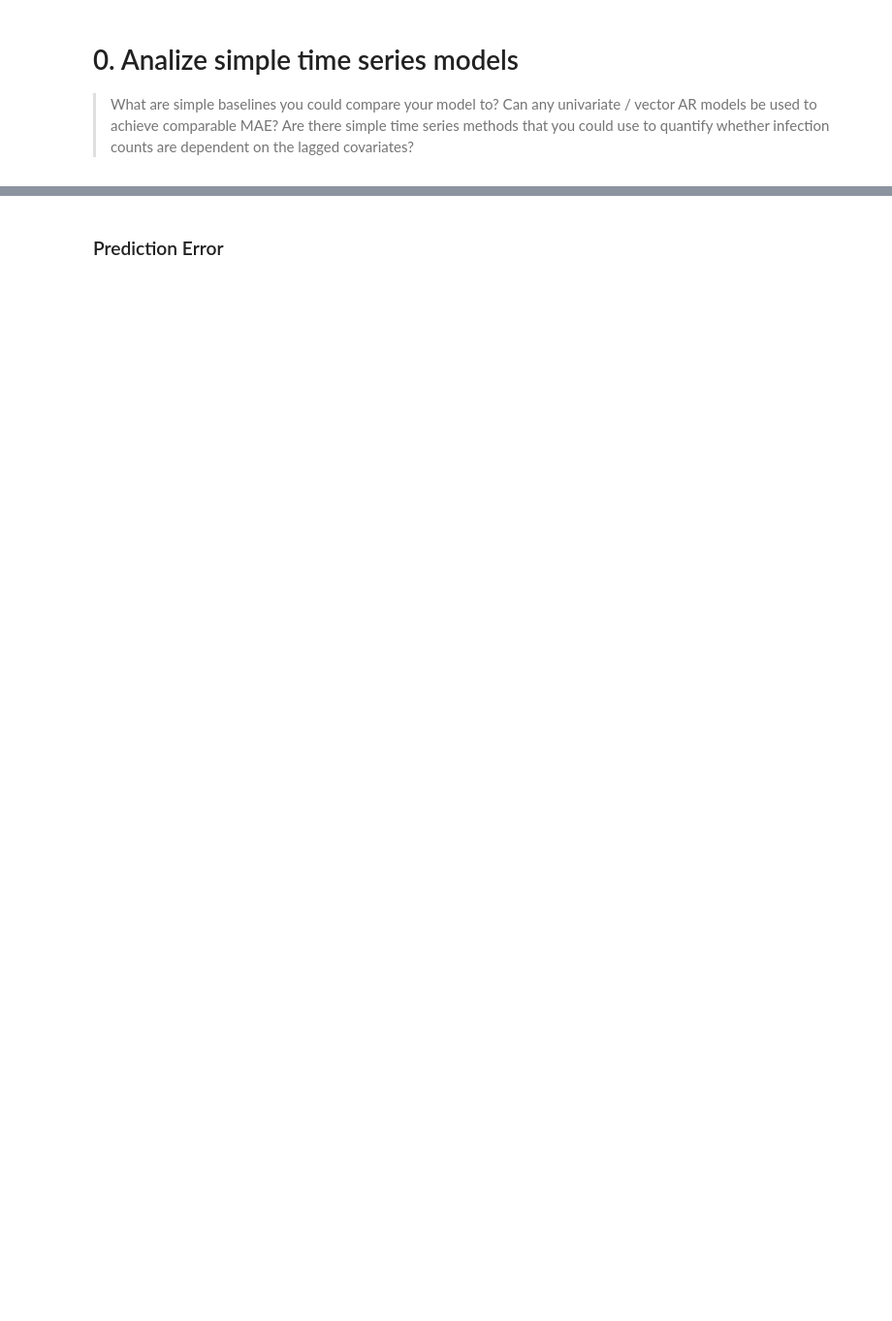
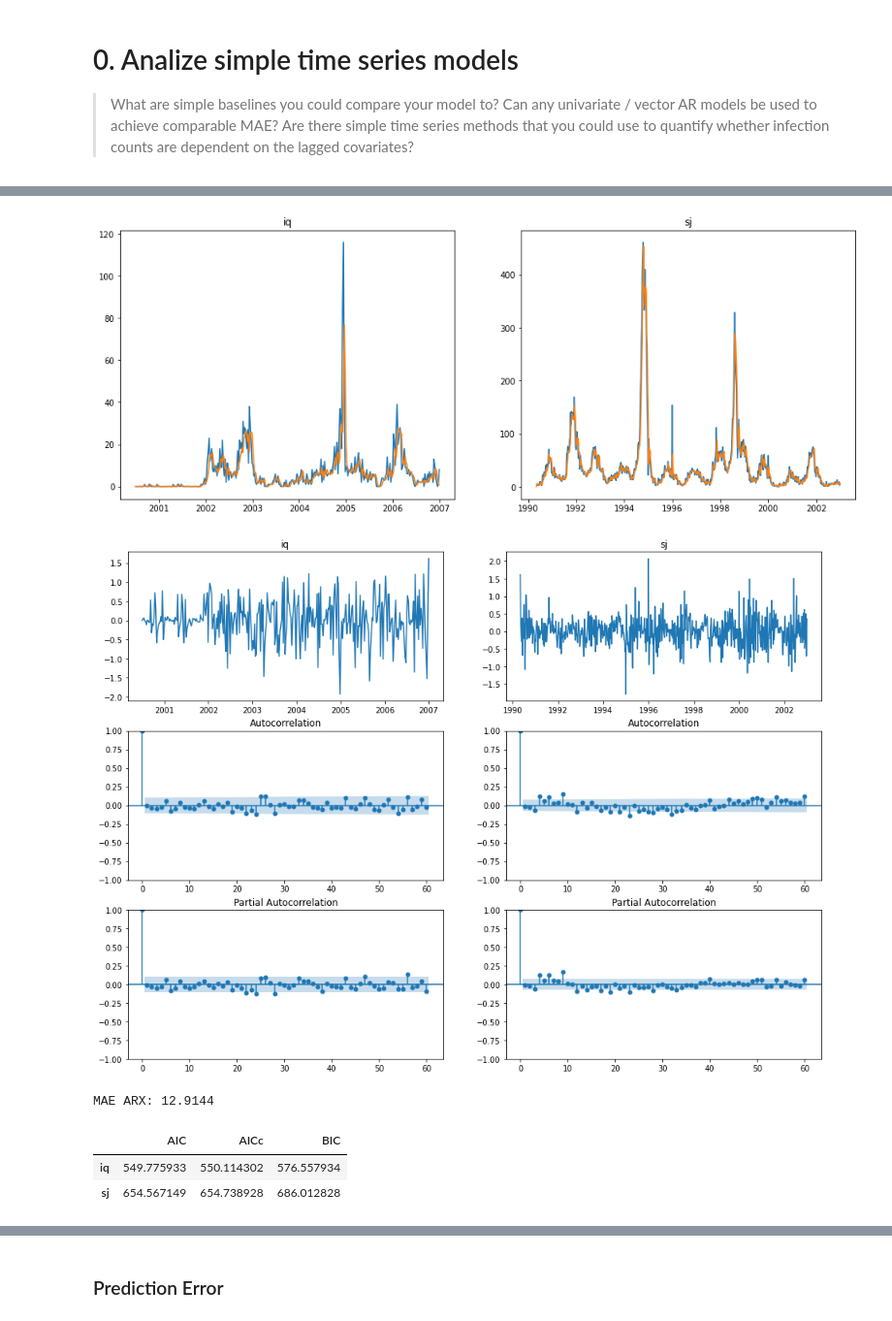
Before and after one commit to jilanglois-su/cobs10-dengai, a Jupyter notebook: notebooks/jjj-arx.ipynb, the cells around one changed output, grey strips where cells are left out. Shown at 97% size. Drawn from its saved outputs; the diff is of its cells as text; code cells hidden in the pictures; blank space fills up the shorter version.

```diff
--- a/notebooks/jjj-arx.ipynb
+++ b/notebooks/jjj-arx.ipynb
@@ -52,8 +74,15 @@ res_ols.summary()
 # %%
 p = 2
-arx_model = ARX(x_train=z1, y_train=y1, p=p)
+arx_model = ARX(x_train=z1, y_train=y1, p={'iq': p, 'sj': p}, d=1)
 arx_model.fit()
 arx_model.plot_prediction(z1, y1)
 arx_model.analyze_residuals(z1, y1)
 print("MAE ARX: %.4f" % arx_model.get_mae(z2, y2))
 arx_model.insample_model_evaluation()
+# %% [output]
+[figure, added]
+[figure, added]
+MAE ARX: 12.9144
+|  | AIC | AICc | BIC |
+| iq | 549.775933 | 550.114302 | 576.557934 |
+| sj | 654.567149 | 654.738928 | 686.012828 |
```
Also changed, not shown: parts of 26 cells of this notebook, 4 other files.
